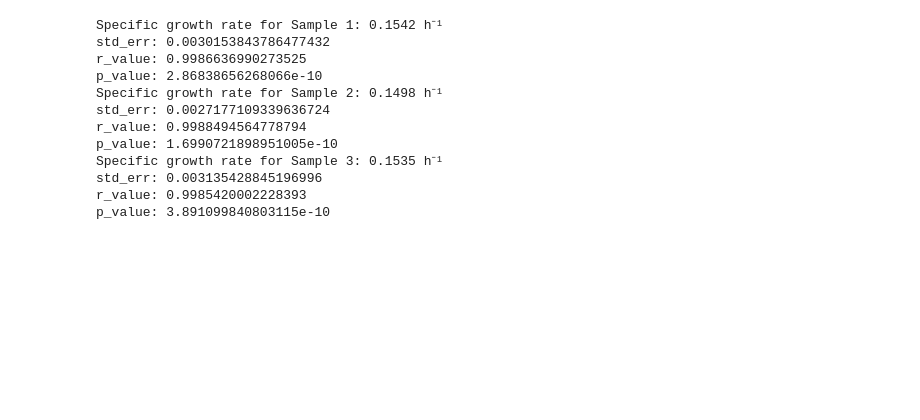
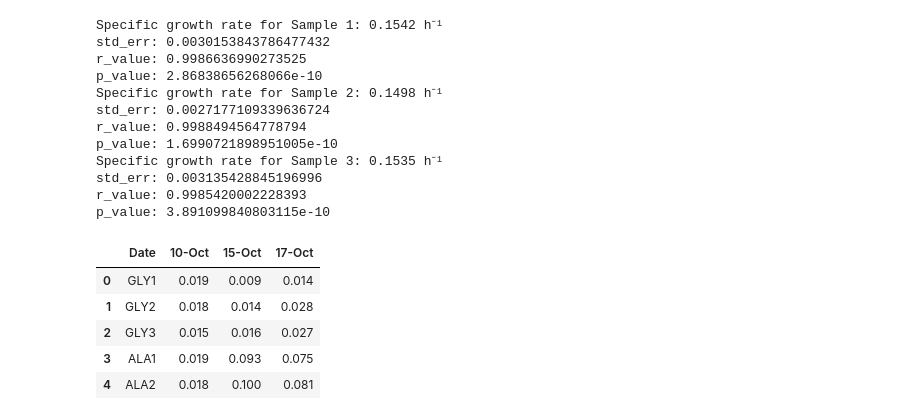
Before and after one commit to beabosss/Microbe-Lab, a Jupyter notebook: Microbe_Lab_Bea.ipynb, the cells around one changed output. Saved outputs shown, nothing was run; the diff lists cells and outputs as text; code cells hidden in the pictures; blank space fills up the shorter version.

```diff
--- a/Microbe_Lab_Bea.ipynb
+++ b/Microbe_Lab_Bea.ipynb
@@ -105,3 +105,13 @@ Specific growth rate for Sample 3: 0.1535 h⁻¹
 std_err: 0.003135428845196996
 r_value: 0.9985420002228393
 p_value: 3.891099840803115e-10
+# %%
+df = pd.read_csv("N_source.csv")
+df.head()
+# %% [output]
+|  | Date | 10-Oct | 15-Oct | 17-Oct |
+| 0 | GLY1 | 0.019 | 0.009 | 0.014 |
+| 1 | GLY2 | 0.018 | 0.014 | 0.028 |
+| 2 | GLY3 | 0.015 | 0.016 | 0.027 |
+| 3 | ALA1 | 0.019 | 0.093 | 0.075 |
+| 4 | ALA2 | 0.018 | 0.100 | 0.081 |
```
Also changed, not shown: parts of 1 cell of this notebook.
